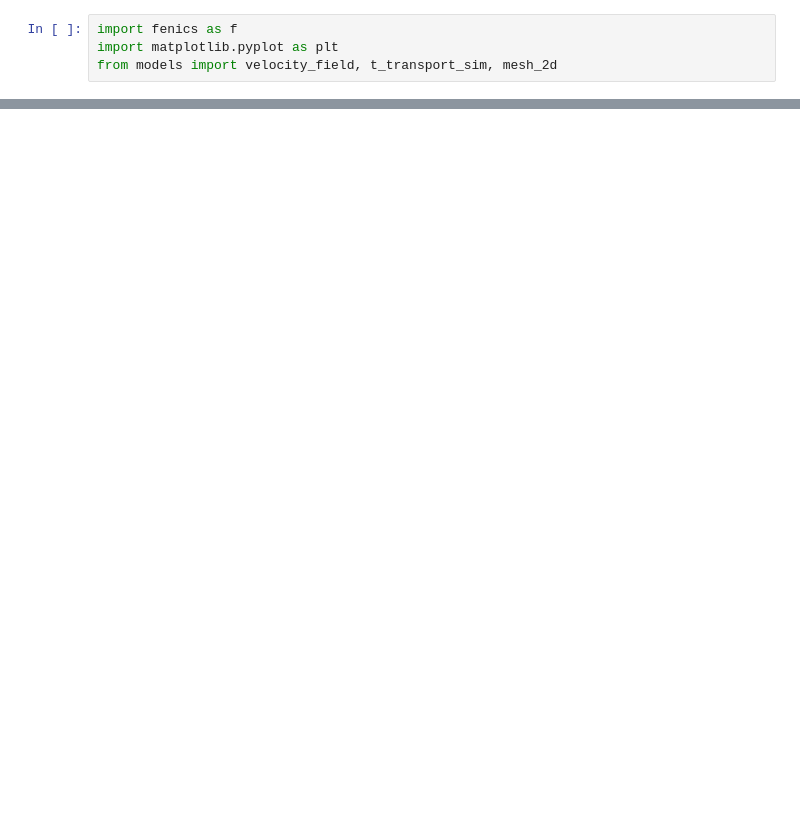
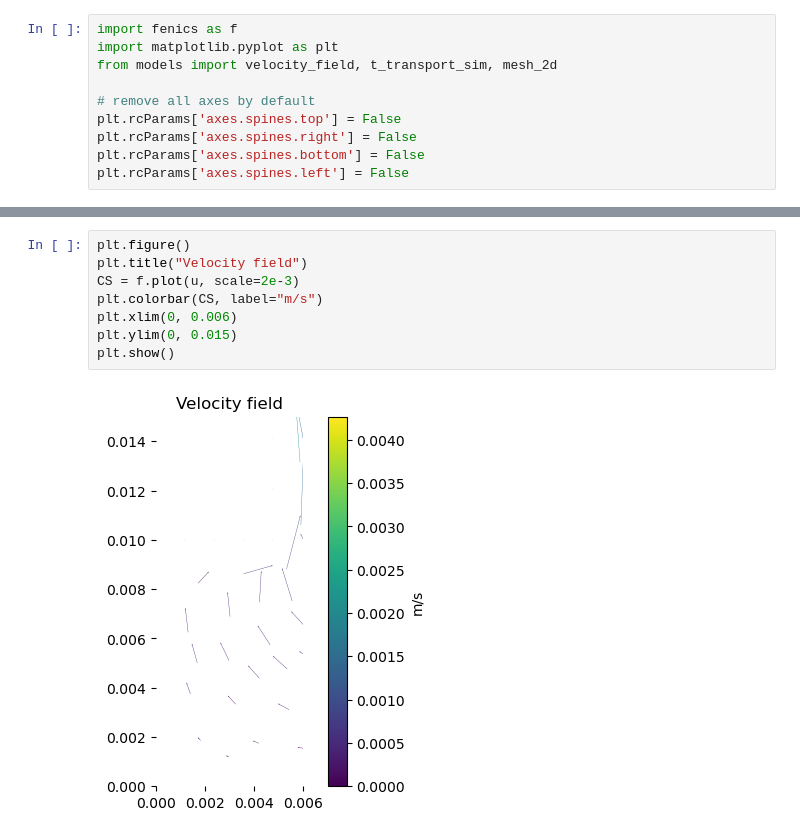
Before and after one commit to WeaverC20/LIBRADiff, a Jupyter notebook: BABY_2D_Simulation.ipynb, the cells around one changed output, grey strips where cells are left out. Drawn from its saved outputs; the diff is of its cells as text; blank space fills up the shorter version.

```diff
--- a/BABY_2D_Simulation.ipynb
+++ b/BABY_2D_Simulation.ipynb
@@ -2,4 +2,10 @@
 import fenics as f
 import matplotlib.pyplot as plt
 from models import velocity_field, t_transport_sim, mesh_2d
+
+# remove all axes by default
+plt.rcParams['axes.spines.top'] = False
+plt.rcParams['axes.spines.right'] = False
+plt.rcParams['axes.spines.bottom'] = False
+plt.rcParams['axes.spines.left'] = False
 # %%
@@ -96,0 +121,10 @@ k: 3.734361188636825e-06 /s  (double check the units)
+# %%
+plt.figure()
+plt.title("Velocity field")
+CS = f.plot(u, scale=2e-3)
+plt.colorbar(CS, label="m/s")
+plt.xlim(0, 0.006)
+plt.ylim(0, 0.015)
+plt.show()
+# %% [output]
+[figure, added]
```
Also changed, not shown: parts of 1 cell of this notebook, 1 other file.
